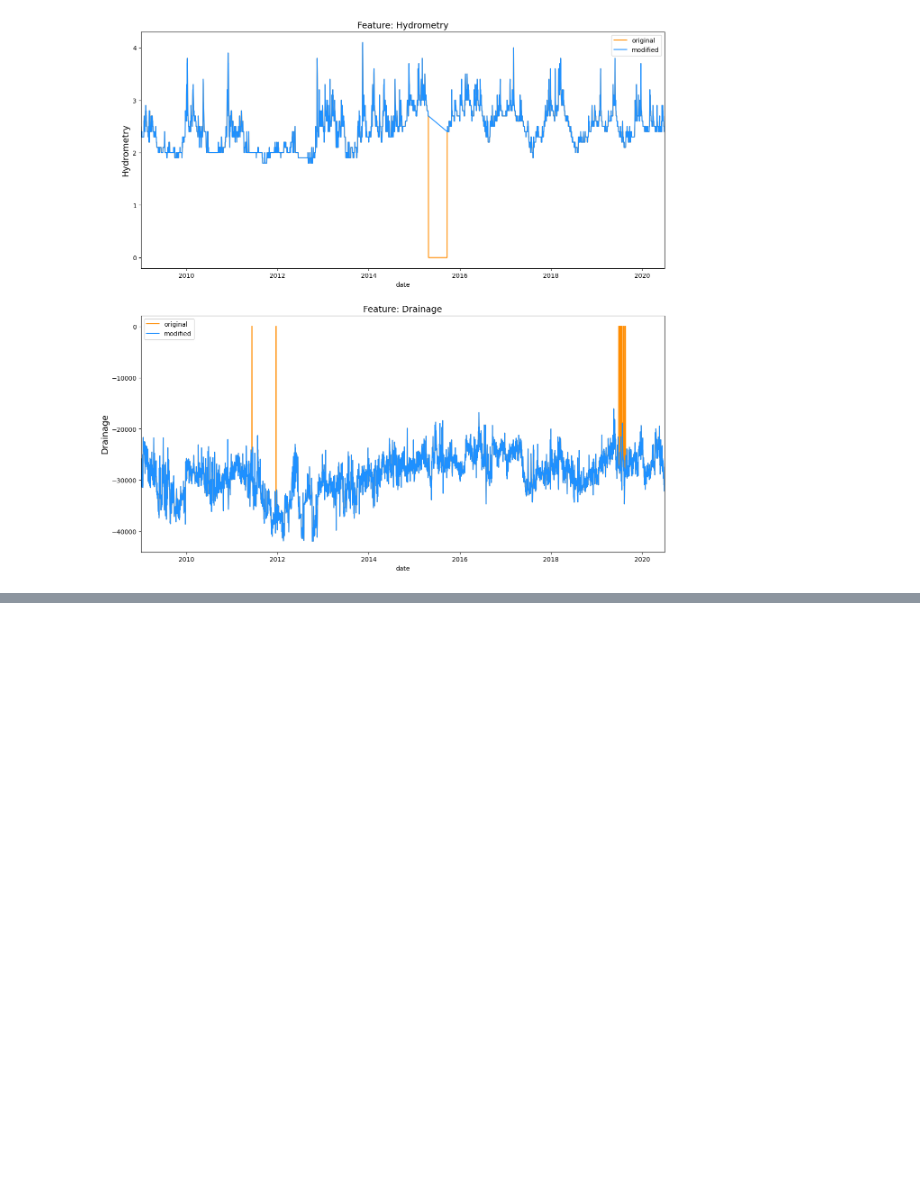
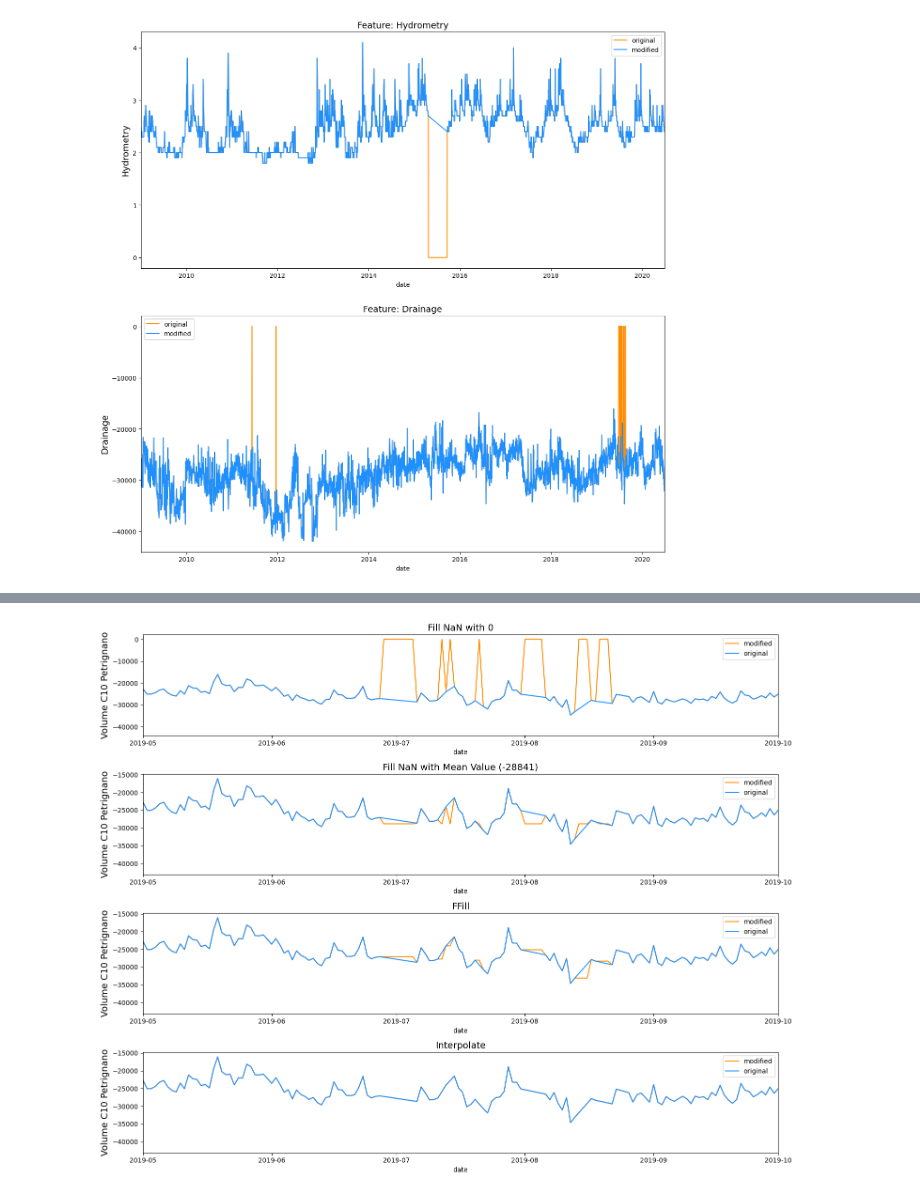
Before and after one commit to pjpena19/Times_Series_Forecasting_PP, a Jupyter notebook: src/explore.ipynb, the cells around one changed output, grey strips where cells are left out. Cells and saved outputs as stored; diff of their text form; code cells hidden in the pictures; blank space fills up the shorter version.

```diff
--- a/src/explore.ipynb
+++ b/src/explore.ipynb
@@ -167,0 +180,31 @@ ax[1].set_xlim([date(2009, 1, 1), date(2020, 6, 30)])
+# %%
+f, ax = plt.subplots(nrows=4, ncols=1, figsize=(15, 12))
+
+sns.lineplot(x=df['date'], y=df['drainage_volume'].fillna(0), ax=ax[0], color='darkorange', label = 'modified')
+sns.lineplot(x=df['date'], y=df['drainage_volume'].fillna(np.inf), ax=ax[0], color='dodgerblue', label = 'original')
+ax[0].set_title('Fill NaN with 0', fontsize=14)
+ax[0].set_ylabel(ylabel='Volume C10 Petrignano', fontsize=14)
+
+mean_drainage = df['drainage_volume'].mean()
+sns.lineplot(x=df['date'], y=df['drainage_volume'].fillna(mean_drainage), ax=ax[1], color='darkorange', label = 'modified')
+sns.lineplot(x=df['date'], y=df['drainage_volume'].fillna(np.inf), ax=ax[1], color='dodgerblue', label = 'original')
+ax[1].set_title(f'Fill NaN with Mean Value ({mean_drainage:.0f})', fontsize=14)
+ax[1].set_ylabel(ylabel='Volume C10 Petrignano', fontsize=14)
+
+sns.lineplot(x=df['date'], y=df['drainage_volume'].ffill(), ax=ax[2], color='darkorange', label = 'modified')
+sns.lineplot(x=df['date'], y=df['drainage_volume'].fillna(np.inf), ax=ax[2], color='dodgerblue', label = 'original')
+ax[2].set_title(f'FFill', fontsize=14)
+ax[2].set_ylabel(ylabel='Volume C10 Petrignano', fontsize=14)
+
+sns.lineplot(x=df['date'], y=df['drainage_volume'].interpolate(), ax=ax[3], color='darkorange', label = 'modified')
+sns.lineplot(x=df['date'], y=df['drainage_volume'].fillna(np.inf), ax=ax[3], color='dodgerblue', label = 'original')
+ax[3].set_title(f'Interpolate', fontsize=14)
+ax[3].set_ylabel(ylabel='Volume C10 Petrignano', fontsize=14)
+
+for i in range(4):
+    ax[i].set_xlim([date(2019, 5, 1), date(2019, 10, 1)])
+
+plt.tight_layout()
+plt.show()
+# %% [output]
+[figure, added]
```
Also changed, not shown: parts of 5 cells of this notebook.
